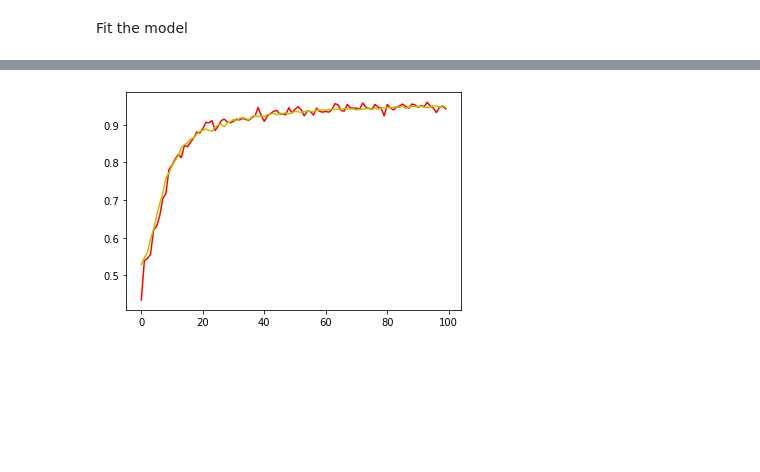
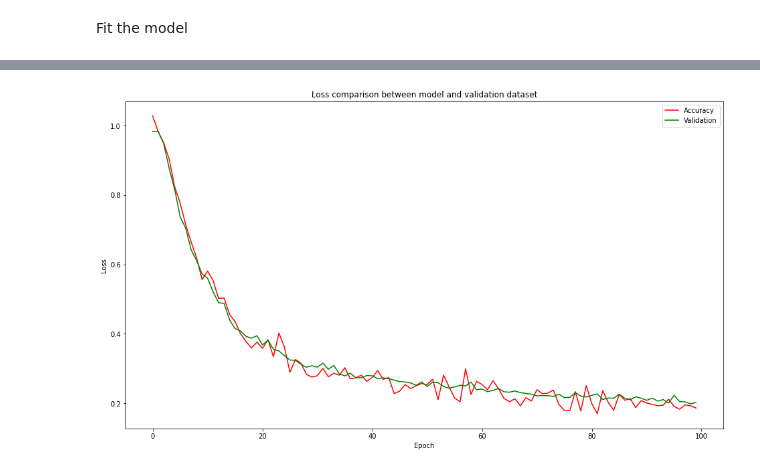
Before and after one commit to vin-rmdn/cancelled, a Jupyter notebook: notebook/Sentiment_Analyis.ipynb, the cells around one changed output, grey strips where cells are left out. Drawn from its saved outputs; the diff is of its cells as text; code cells hidden in the pictures; blank space fills up the shorter version.

```diff
--- a/notebook/Sentiment_Analyis.ipynb
+++ b/notebook/Sentiment_Analyis.ipynb
@@ -150,8 +157,8 @@ len(tokenizer.word_index)**0.25
 sequence_train = tokenizer.texts_to_sequences(train["clean_text"])
 sequence_test = tokenizer.texts_to_sequences(test["clean_text"])
 # %%
-pad_train= tf.keras.preprocessing.sequence.pad_sequences(sequence_train, maxlen=50, padding='pre')
-pad_test= tf.keras.preprocessing.sequence.pad_sequences(sequence_test, maxlen=50, padding='pre')
+pad_train= tf.keras.preprocessing.sequence.pad_sequences(sequence_train, maxlen=30, padding='pre')
+pad_test= tf.keras.preprocessing.sequence.pad_sequences(sequence_test, maxlen=30, padding='pre')
 # %% [markdown]
 RNN
 # %%
@@ -162,9 +169,9 @@ from tensorflow.keras import layers
 #hidden and output layer
 model = keras.Sequential(
     [
-     tf.keras.layers.Embedding(len(tokenizer.word_index)+1,64,input_length=50, trainable=True), #total vocab, output (dari total vocab akar 4)
-     layers.LSTM(64, name="hai_shaq"), #hidden layer
-     # layers.LSTM(64, return_sequences=True), #hidden layer
+     tf.keras.layers.Embedding(len(tokenizer.word_index)+1,64,input_length=30, trainable=True), #total vocab, output (dari total vocab akar 4)
+     layers.LSTM(64, return_sequences=True), #hidden layer
+     layers.LSTM(64), #hidden layer
      # layers.LSTM(64, return_sequences=True), #hidden layer
      # layers.LSTM(64, return_sequences=True), #hidden layer
      # layers.LSTM(64), #hidden layer
@@ -196,7 +203,7 @@ _________________________________________________________________
 # %% [markdown]
 Compile the model
 # %%
-model.compile(optimizer=tf.keras.optimizers.Adam(), loss="categorical_crossentropy" , metrics=['accuracy'])
+model.compile(optimizer=tf.keras.optimizers.Adam(), loss="categorical_crossentropy" , metrics=['categorical_accuracy'])
 # model.compile(optimizer=tf.keras.optimizers.Adam(), loss="categorical_crossentropy" , metrics=['accuracy'])
 # %% [markdown]
 Fit the model
@@ -291,8 +279,13 @@ TypeError: 'dict' object is not callable
 # %%
-from matplotlib import pyplot as plt
+plt.figure(figsize=(16,9))
 
-plt.plot(range(len(history.history['accuracy'])), history.history['accuracy'], 'r')
-plt.plot(range(len(history.history['accuracy'])), history.history['val_accuracy'], 'y')
+plt.plot(range(len(history.history['categorical_accuracy'])),(history.history['loss']), 'r', label="Accuracy")
+plt.plot(range(len(history.history['categorical_accuracy'])),(history.history['val_loss']), 'g',label="Validation")
+plt.title('Loss comparison between model and validation dataset')
+plt.ylabel("Loss")
+plt.xlabel("Epoch")
+plt.legend()
+
 plt.show()
 # %% [output]
-[figure, old version]
+[figure, new version]
```
Also changed, not shown: parts of 46 cells of this notebook, 5 other files.
